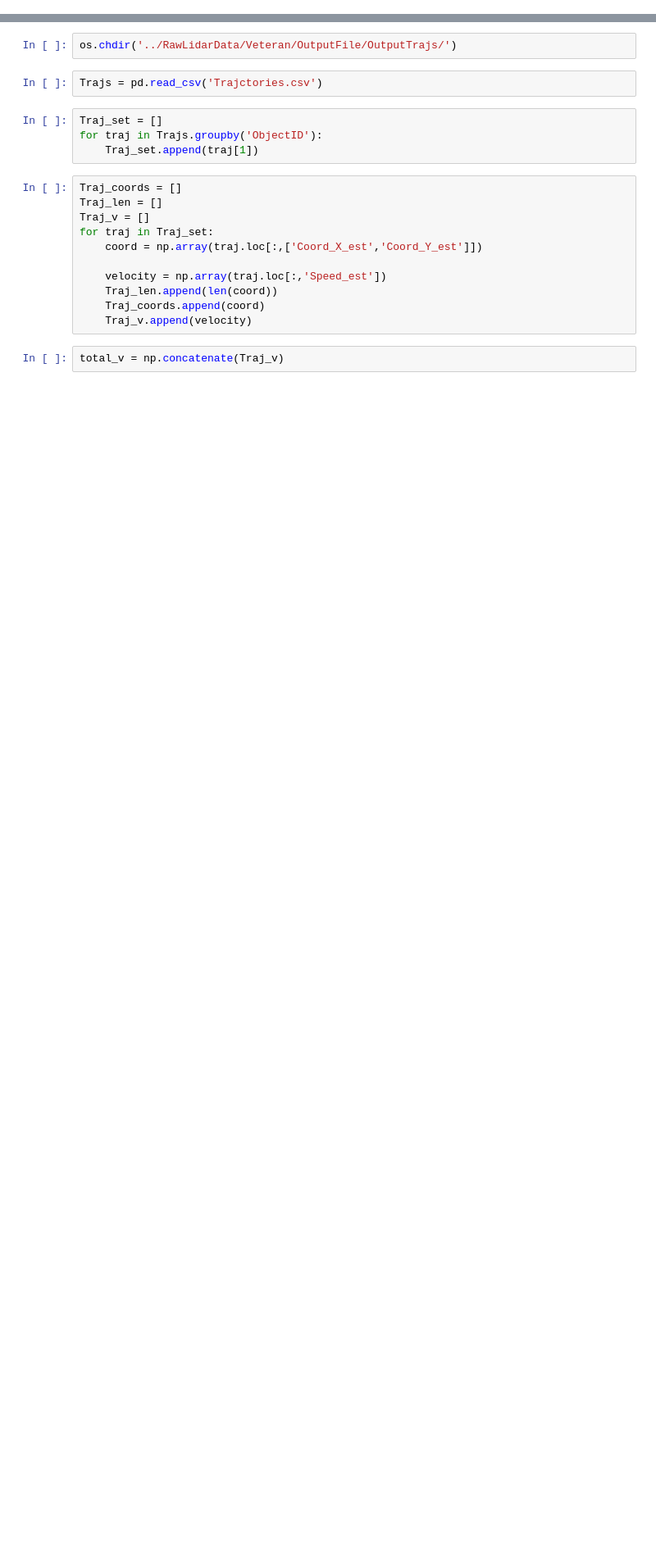
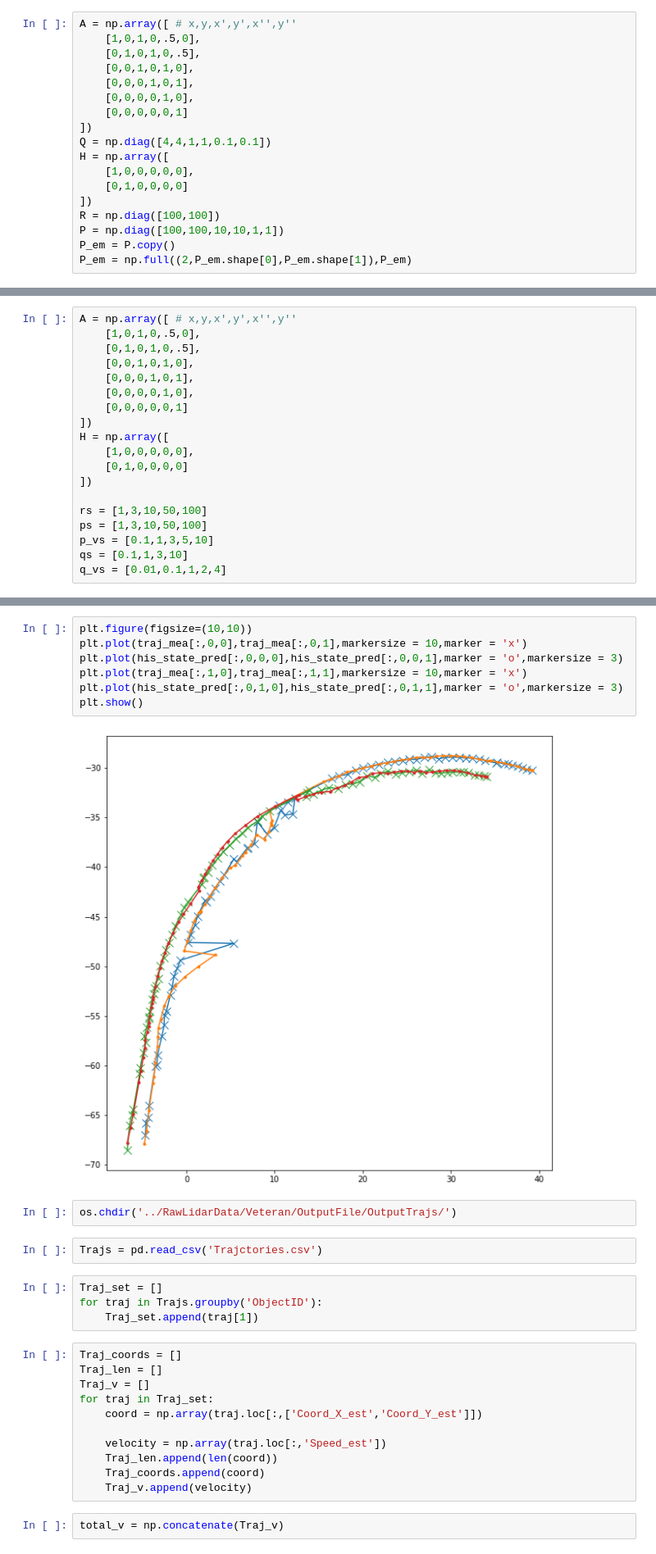
Before and after one commit to jksdbks123/Lidar-Tracker, a Jupyter notebook: MOT test .ipynb, the cells around one changed output, grey strips where cells are left out. Shown at 82% size. Saved outputs shown, nothing was run; the diff lists cells and outputs as text; blank space fills up the shorter version.

```diff
--- a/MOT test .ipynb
+++ b/MOT test .ipynb
@@ -5,0 +10,18 @@ import os
+# %%
+A = np.array([ # x,y,x',y',x'',y''
+    [1,0,1,0,.5,0],
+    [0,1,0,1,0,.5],
+    [0,0,1,0,1,0],
+    [0,0,0,1,0,1],
+    [0,0,0,0,1,0],
+    [0,0,0,0,0,1]
+])
+Q = np.diag([4,4,1,1,0.1,0.1])
+H = np.array([
+    [1,0,0,0,0,0],
+    [0,1,0,0,0,0]
+])
+R = np.diag([100,100])
+P = np.diag([100,100,10,10,1,1])
+P_em = P.copy()
+P_em = np.full((2,P_em.shape[0],P_em.shape[1]),P_em)
@@ -5,0 +70,19 @@ import os
+# %%
+A = np.array([ # x,y,x',y',x'',y''
+    [1,0,1,0,.5,0],
+    [0,1,0,1,0,.5],
+    [0,0,1,0,1,0],
+    [0,0,0,1,0,1],
+    [0,0,0,0,1,0],
+    [0,0,0,0,0,1]
+])
+H = np.array([
+    [1,0,0,0,0,0],
+    [0,1,0,0,0,0]
+])
+
+rs = [1,3,10,50,100]
+ps = [1,3,10,50,100]
+p_vs = [0.1,1,3,5,10]
+qs = [0.1,1,3,10]
+q_vs = [0.01,0.1,1,2,4]
@@ -6,3 +210,12 @@ import os
+# %%
+plt.figure(figsize=(10,10))
+plt.plot(traj_mea[:,0,0],traj_mea[:,0,1],markersize = 10,marker = 'x')
+plt.plot(his_state_pred[:,0,0,0],his_state_pred[:,0,0,1],marker = 'o',markersize = 3)
+plt.plot(traj_mea[:,1,0],traj_mea[:,1,1],markersize = 10,marker = 'x')
+plt.plot(his_state_pred[:,0,1,0],his_state_pred[:,0,1,1],marker = 'o',markersize = 3)
+plt.show()
+# %% [output]
+[figure, added]
 # %%
 os.chdir('../RawLidarData/Veteran/OutputFile/OutputTrajs/')
 # %%
```
Also changed, not shown: parts of 6 cells of this notebook, 6 other files.
